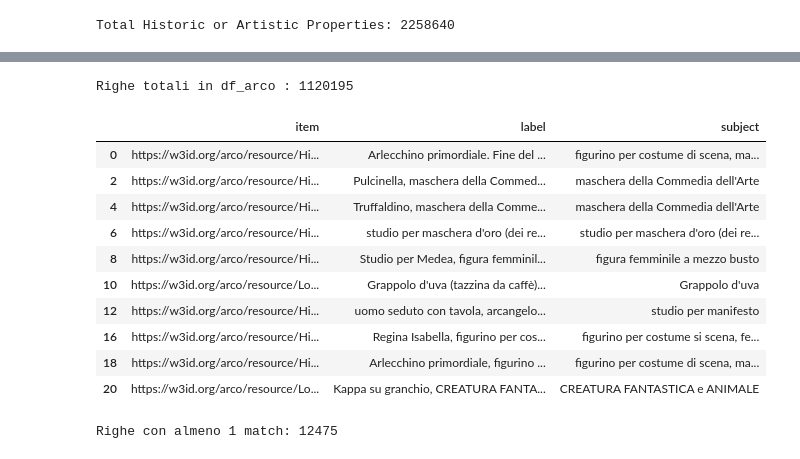
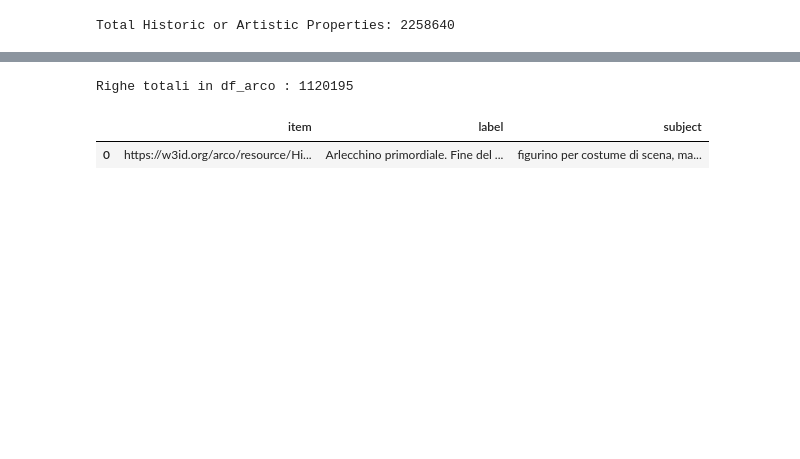
Before and after one commit to Info-Viz/DataNymphs, a Jupyter notebook: opere_mitologiche_ArCo.ipynb, the cells around one changed output, grey strips where cells are left out. Saved outputs shown, nothing was run; the diff lists cells and outputs as text; code cells hidden in the pictures; blank space fills up the shorter version.

```diff
--- a/opere_mitologiche_ArCo.ipynb
+++ b/opere_mitologiche_ArCo.ipynb
@@ -123,36 +124,27 @@ Processando batch: offset=2240000, items processati=2240000
 # %%
 # i rows sono già stati accumulati dal loop nel batch precedente
 # creiamo il dataframe consolidato
 df_arco = pd.DataFrame(rows)
 df_arco = df_arco.drop_duplicates(subset="item")
 
 print(f"Righe totali in df_arco : {len(df_arco)}")
-df_arco[["item", "label", "subject"]].head(10)
+df_arco[["item", "label", "subject"]].head(1)
 # %% [output]
 Righe totali in df_arco : 1120195
 |  | item | label | subject |
 | 0 | https://w3id.org/arco/resource/Hi... | Arlecchino primordiale. Fine del ... | figurino per costume di scena, ma... |
-| 2 | https://w3id.org/arco/resource/Hi... | Pulcinella, maschera della Commed... | maschera della Commedia dell'Arte |
-| 4 | https://w3id.org/arco/resource/Hi... | Truffaldino, maschera della Comme... | maschera della Commedia dell'Arte |
-| 6 | https://w3id.org/arco/resource/Hi... | studio per maschera d'oro (dei re... | studio per maschera d'oro (dei re... |
-| 8 | https://w3id.org/arco/resource/Hi... | Studio per Medea, figura femminil... | figura femminile a mezzo busto |
-| 10 | https://w3id.org/arco/resource/Lo... | Grappolo d'uva (tazzina da caffè)... | Grappolo d'uva |
-| 12 | https://w3id.org/arco/resource/Hi... | uomo seduto con tavola, arcangelo... | studio per manifesto |
-| 16 | https://w3id.org/arco/resource/Hi... | Regina Isabella, figurino per cos... | figurino per costume si scena, fe... |
-| 18 | https://w3id.org/arco/resource/Hi... | Arlecchino primordiale, figurino ... | figurino per costume di scena, ma... |
-| 20 | https://w3id.org/arco/resource/Lo... | Kappa su granchio, CREATURA FANTA... | CREATURA FANTASTICA e ANIMALE |
 # %%
 import re
 
 # 1. filtro base (toglie null)
 df_arco = df_arco[df_arco["subject"].notna()].copy()
 
-#termini da escludere (non mitologici)
+#TERMINI DA ESCLUDERE TOTALMENTE
 ignore_subjects = [
-    "Acheo","Africa","Agatone","Aia","Aix","Alessandro","Alessi","Angelo","Aniceto","Anna","Antenore","Antioco","Api","Arche","Archelao","Armeno",
-    "Astarte","Asteria","Asterio","Asia","Argia","Astaco","Atteo","Aula","Aventino","Basile","Bolina","Bronte","Calice","Camilla", "Canto","Capeto","Car",
-    "Cassandra","Cerano", "Cino","Cleopatra","Cocito","Como", "Copia","Corinto","Coro","Creta", "Damaso","Delfino", "Egisto","Egitto","Egle","Elea", "Eleuteria", "Eleutero", "Elia",
-    "Elios","Emo", "Epulone","Erme","Eschilo","Esione","Etna", "Etolo"
+    "Acheo","Africa","Agatone","Aia","Aix","Alessandro","Alessi","Angelo","Aniceto","Anna","Antenore","Antioco","Api","Arche","Archelao","Armeno","Astarte","Asteria","Asterio","Asia","Argia","Astaco","Atteo","Aula","Aventino","Basile","Bolina","Bronte","Calice","Camilla", "Canto","Capeto","Car",
+    "Cassandra","Cerano", "Cino","Cleopatra","Cocito","Como", "Copia","Corinto","Coro","Creta", "Damaso","Delfino", "Egisto","Egitto","Egle","Elea", "Eleuteria", "Eleutero", "Elia","Elios","Emo", "Epulone","Erme","Eschilo","Esione","Etna", "Etolo", "Ezio", "Fante", "Fenice", "Festo", "Finta",
+    "Giacinto", "Giano", "Grillo", "Greco", "Idra", "Ippolita", "Leo"
+
 ]
 
 
@@ -178,7 +170,7 @@ pattern = r'(?<![A-Za-zÀ-ÿ])(' + '|'.join(terms) + r')(?![A-Za-zÀ-ÿ-])'
 regex = re.compile(pattern)
 
 
-#filtro per regole contestuali termini ambigui
+#TERMINI DA ACCETTARE SOLO SE COMPAIONO INSIEME A QUESTE PAROLE []
 context_rules = {
     "Ascanio" : ["fuoco", "cervo"],
     "Callisto": ["Arcade", "Diana"],
@@ -187,6 +179,31 @@ context_rules = {
     "Egeo": ["Teseo"],
     "Elena": ["ratto"],
     "Ettore": ["morte", "Protesilao", "Achille", "Andromaca", "Paride"],
+    "Europa": ["ratto", "Toro", "sibilla", "mito","allegoria","ancelle","leone"],
+    "Grazie" : ["tre", "danzanti"],
+    "Ida" : ["Linceo"],
+    "Ippolito":["episodi", "caduta", "morte"]
+}
+
+
+# TERMINI DA ESCLUDERE SE COMPAIONO CON DETERMINATE PAROLE
+exclusion_rules = {
+    "Abbondanza": ["Santa", "Sant"],
+    "Amore": ["Dio", "Madonna", "castello", "fontana"],
+    "Carità": ["Santa", "Sant", "Maria"],
+    "Diana" : ["Beata", "duca"],
+    "Dioniso": ["Vescovo"],
+    "Elio" : ["ponte","ritratto","paesaggio", "veduta"],
+    "Enea": ["Beato", "discepolo"],
+    "Ercole": ["Ricotti", "Dandini", "Comini", "Farnese"],
+    "Ermes" : ["ritratto"],
+    "Fede" : ["santi", "sant", "san", "dottrina", "biblici", "Francia", "cattolica", "madonna", "evangelisti", "religione", "dio", "angeli", "angioletti","santa", "papa", "santo", "cristiana"],
+    "Giustizia" : ["porta", "palazzo", "misericordia", "san", "santa", "papa", "imperatore", "papale"],
+    "Gorgone" : ["santa"],
+    "Io": ["ritratti "],
+    "Lavinia":["ritratto", "autoritratto"],
+    "Leandro" : ["autoritratto", "San", "busto", "torre"]
+
 }
 
 
@@ -198,6 +215,14 @@ def validate_matches(row):
 
     for match in row["matched_term"]:
 
+        # PRIMO CHECK: controlla se il termine è nelle exclusion_rules
+        if match in exclusion_rules:
+            exclusion_keywords = exclusion_rules[match]
+            # se almeno una parola di esclusione è presente, scarta il termine
+            if any(re.search(r'\b' + re.escape(k) + r'\b', subject, re.IGNORECASE) for k in exclusion_keywords):
+                continue  # salta questo match, non lo aggiungere a valid_matches
+
+        # SECONDO CHECK: controlla context_rules (inclusione condizionata)
         # se il termine non ha regole → tienilo
         if match not in context_rules:
             valid_matches.append(match)
@@ -218,11 +243,6 @@ df_arco["matched_term"] = df_arco.apply(validate_matches, axis=1)
 
 # solo match
 df_matches = df_arco[df_arco["matched_term"].str.len() > 0]
-
-
-print(f"Righe con almeno 1 match: {len(df_matches)}")
-# %% [output]
-Righe con almeno 1 match: 12475
 # %%
 # Verifica i risultati
 print(f"Totale beni Arco: {len(df_arco)}")
```
Also changed, not shown: parts of 5 cells of this notebook, 3 other files.
